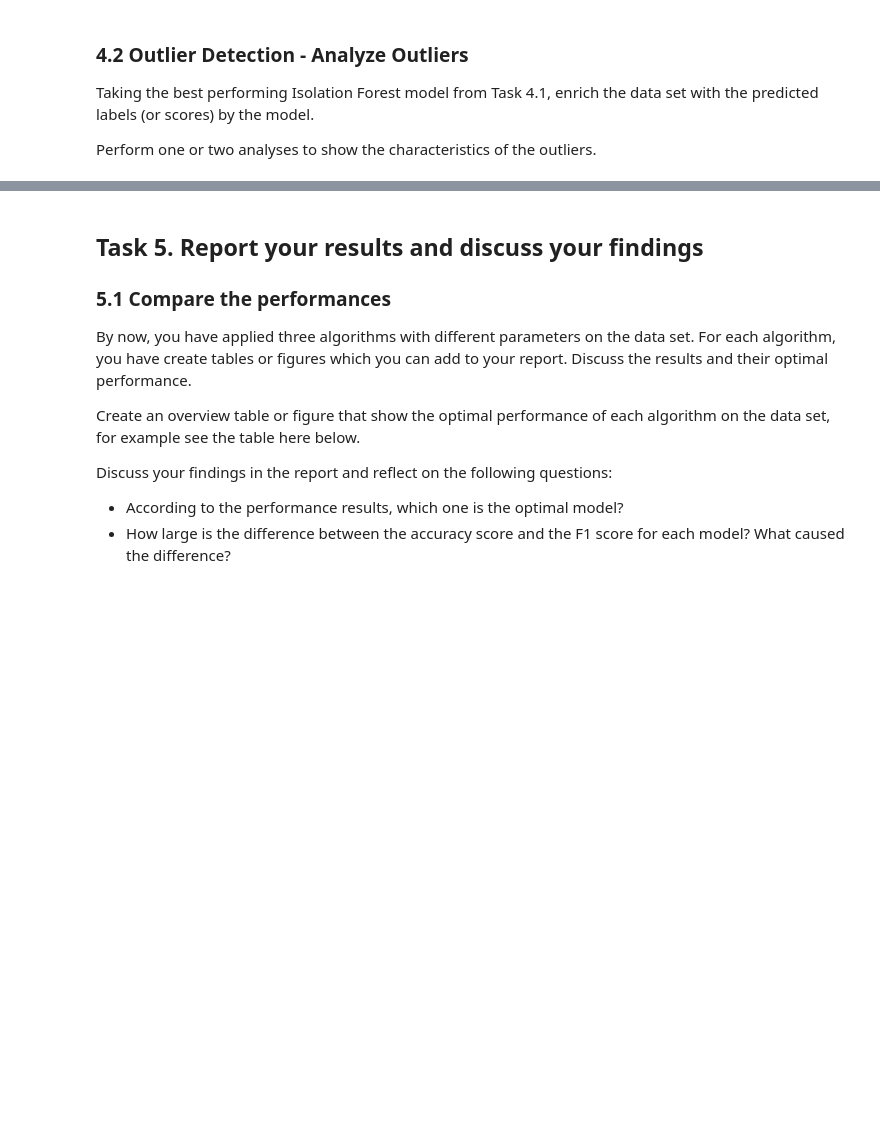
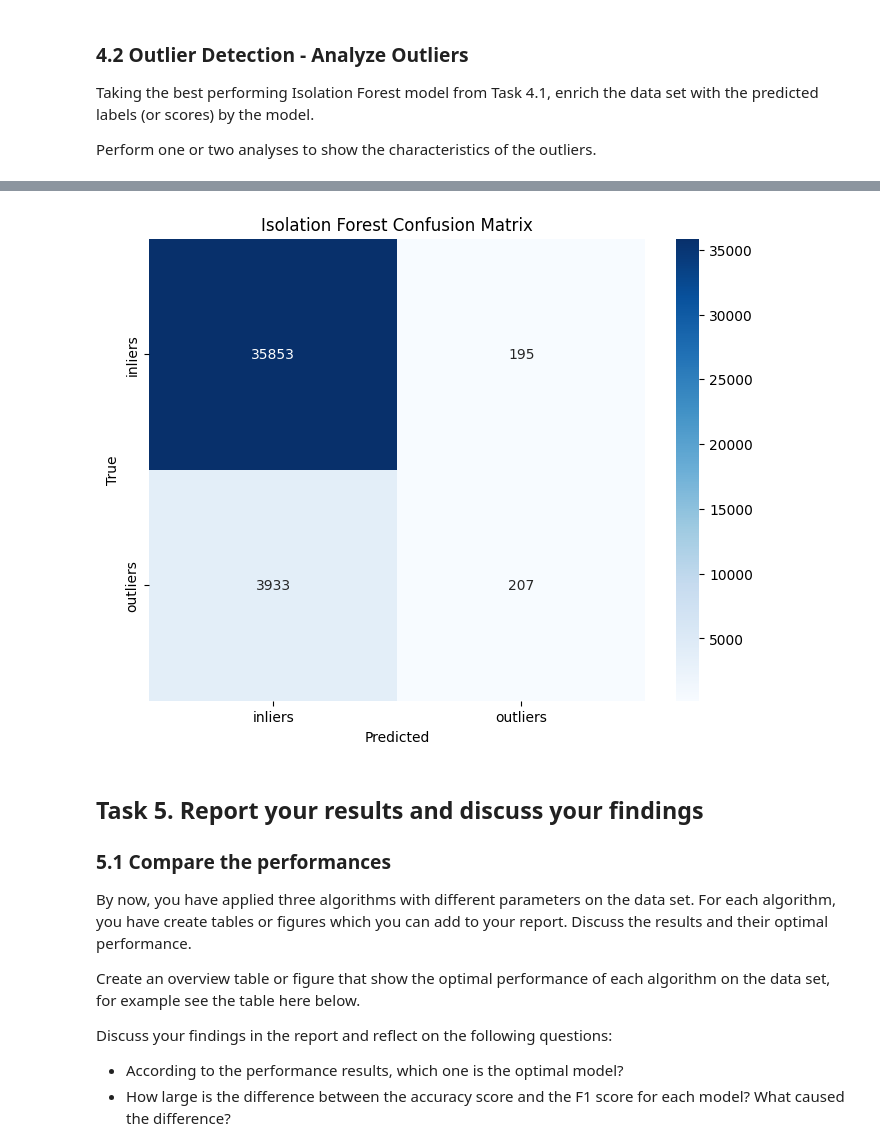
Before and after one commit to MacSuperior/APML, a Jupyter notebook: exploration-liam.ipynb, the cells around one changed output, grey strips where cells are left out. Drawn from its saved outputs; the diff is of its cells as text; code cells hidden in the pictures; blank space fills up the shorter version.

```diff
--- a/exploration-liam.ipynb
+++ b/exploration-liam.ipynb
@@ -701,0 +599,11 @@ We can clearly see that all parameters except contamination have no correlaction
+# %%
+random_seed = 0
+from sklearn.metrics import make_scorer, precision_score, recall_score, f1_score
+from sklearn.ensemble import IsolationForest
+from sklearn.model_selection import KFold, GridSearchCV
+import joblib
+
+# Create scoring metrics and set zero_division parameter to 1 to avoid division by zero errors
+precision_scorer = make_scorer(precision_score, average='weighted', zero_division=1)
+recall_scorer = make_scorer(recall_score, average='weighted', zero_division=1)
+f1_scorer = make_scorer(f1_score, average='weighted', zero_division=1)
@@ -729,3 +784,32 @@ plt.show()
+# %%
+import matplotlib.pyplot as plt
+import numpy as np
+from sklearn.datasets import make_classification
+from sklearn.ensemble import IsolationForest
+from sklearn.preprocessing import StandardScaler
+from sklearn.metrics import confusion_matrix
+import seaborn as sns
+
+# Load the best Isolation Forest model from Task 4.1
+best_iforest_model = joblib.load('best_iforest_model.pkl')
+
+# Enrich the dataset with predicted labels
+y_pred_iforest = best_iforest_model.predict(X)
+
+y_pred_mapped = [1 if pred == -1 else 0 for pred in y_pred_iforest]
+
+# Visualization 1: Confusion Matrix
+conf_matrix = confusion_matrix(y, y_pred_mapped)
+
+plt.figure(figsize=(8, 6))
+sns.heatmap(conf_matrix, annot=True, fmt='d', cmap='Blues', xticklabels=["inliers", "outliers"],
+            yticklabels=["inliers", "outliers"])
+plt.xlabel('Predicted')
+plt.ylabel('True')
+plt.title('Isolation Forest Confusion Matrix')
+plt.show()
+# %% [output]
+[figure, added]
 # %% [markdown]
 ## Task 5. Report your results and discuss your findings
 
```
Also changed, not shown: parts of 19 cells of this notebook.
